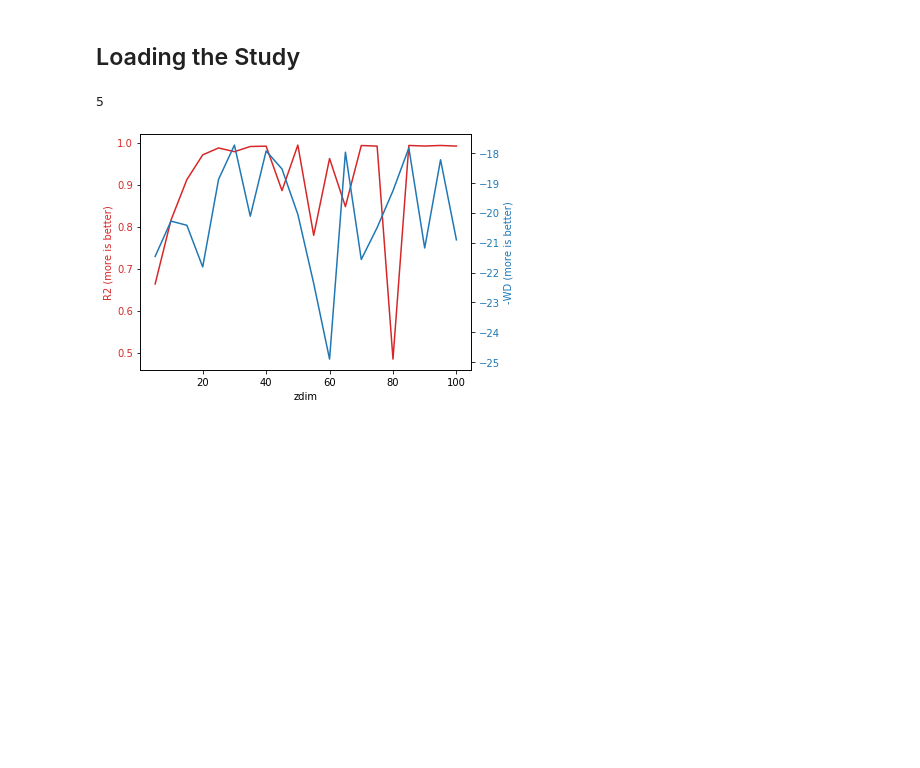
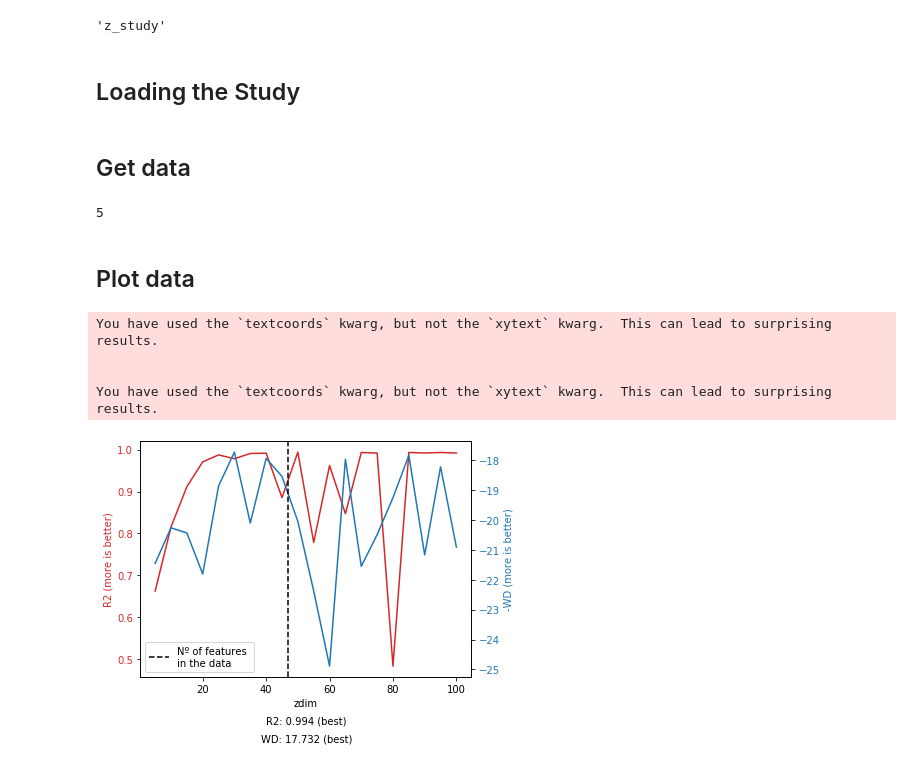
Before and after one commit to mcpeixoto/LIP-Internship-2, a Jupyter notebook: z_study/zStudy_R2.ipynb, the cells around one changed output. Cells and saved outputs as stored; diff of their text form; code cells hidden in the pictures; blank space fills up the shorter version.

Commit message:
Created zStudy ipynb

```diff
--- a/z_study/zStudy_R2.ipynb
+++ b/z_study/zStudy_R2.ipynb
@@ -31,0 +34,10 @@ from zStudy_R2 import VAE, _dataset, compare_integer, compare_continuous
+# %%
+# For saving img
+dir_name = basename(getcwd())
+img_dir = join(getcwd(), "images")
+if not exists(img_dir):
+    os.mkdir(img_dir)
+variante= 'R2'
+dir_name
+# %% [output]
+'z_study'
@@ -52,7 +69,7 @@ con = sqlite3.connect("optimization.db")
 cursor = con.cursor()
 
 cursor.execute("SELECT * FROM studies")
-names = [x[1] for x in cursor.fetchall() if "R2" in x[1]]
+names = [x[1] for x in cursor.fetchall() if variante in x[1]]
 names = sorted(names, key=lambda x: int(x.split("-")[1].replace(' zdim ', '').replace(' ', '')))
 del con, cursor
 gc.collect()
@@ -63,6 +80,8 @@ wd = []
 means = []
 stds = []
 correlations = []
+# %% [markdown]
+## Get data
 # %%
 for i,name in tqdm(enumerate(names), total=len(names)):
     zdim = int(name.split("-")[1].replace(' zdim ', '').replace(' ', ''))
@@ -75,7 +94,7 @@ for i,name in tqdm(enumerate(names), total=len(names)):
 
     # load model
     model = VAE.load_from_checkpoint(
-        join('models', f"r2_zStudy-zdim_{zdim}_trial_{trial.number}.ckpt"),
+        join('models', f"{variante.lower()}_zStudy-zdim_{zdim}_trial_{trial.number}.ckpt"),
         trial = optuna.trial.FixedTrial(trial.params),
         zdim = zdim,
         dataset = "bkg",
@@ -136,6 +155,13 @@ for i,name in tqdm(enumerate(names), total=len(names)):
 
     del hidden, model, mean, std
     gc.collect()
+
+num_trials = []
+for i,name in tqdm(enumerate(names), total=len(names)):
+    zdim = int(name.split("-")[1].replace(' zdim ', '').replace(' ', ''))
+
+    study = optuna.load_study(study_name=name, storage="sqlite:///optimization.db")
+    num_trials.append(len(study.trials))
 # %%
 del bkg, bkg_columns, bkg_shape, bkg_weights
 gc.collect()
@@ -160,7 +186,7 @@ for i,name in tqdm(enumerate(names), total=len(names)):
     study = optuna.load_study(study_name=name, storage="sqlite:///optimization.db")
     trial = study.best_trial
     model = VAE.load_from_checkpoint(
-        join('models', f"r2_zStudy-zdim_{zdim}_trial_{trial.number}.ckpt"),
+        join('models', f"{variante.lower()}_zStudy-zdim_{zdim}_trial_{trial.number}.ckpt"),
         trial = optuna.trial.FixedTrial(trial.params),
         zdim = zdim,
         dataset = "bkg",
@@ -234,27 +260,38 @@ del distributions, weights
 gc.collect()
 # %% [output]
 5
+# %% [markdown]
+## Plot data
 # %%
 fig, ax1 = plt.subplots()
 
 color = 'tab:red'
 ax1.set_xlabel('zdim')
 ax1.set_ylabel('R2 (more is better)', color=color)
 ax1.plot(x_axis, r2, color=color)
 ax1.tick_params(axis='y', labelcolor=color)
 
 ax2 = ax1.twinx()  # instantiate a second axes that shares the same x-axis
 
 color = 'tab:blue'
 ax2.set_ylabel('-WD (more is better)', color=color)  # we already handled the x-label with ax1
 ax2.plot(x_axis, [-x for x in wd], color=color)
 ax2.tick_params(axis='y', labelcolor=color)
 
 
 fig.tight_layout()  # otherwise the right y-label is slightly clipped
+plt.annotate(f'R2: {str(round_sig(max(r2),5))} (best)', (0.5,-0.2), xycoords='axes fraction', textcoords='offset points', ha='center')
+plt.annotate(f'WD: {str(round_sig(min(wd),5))} (best)', (0.5,-0.275), xycoords='axes fraction', textcoords='offset points', ha='center')
+plt.axvline(47, ymin=0, ymax=1, color="black", linestyle='--', label="Nº of features \nin the data")
+plt.legend(loc='best')
+fig.savefig(join(img_dir, dir_name+variante+"_r2_wd.png"), bbox_inches = 'tight')
 plt.show()
 # %% [output]
+You have used the `textcoords` kwarg, but not the `xytext` kwarg.  This can lead to surprising results.
+
+
+You have used the `textcoords` kwarg, but not the `xytext` kwarg.  This can lead to surprising results.
-[figure, old version]
+[figure, new version]
 # %%
 fig, ax1 = plt.subplots()
 
```
Also changed, not shown: parts of 7 cells of this notebook, 2 other files.
